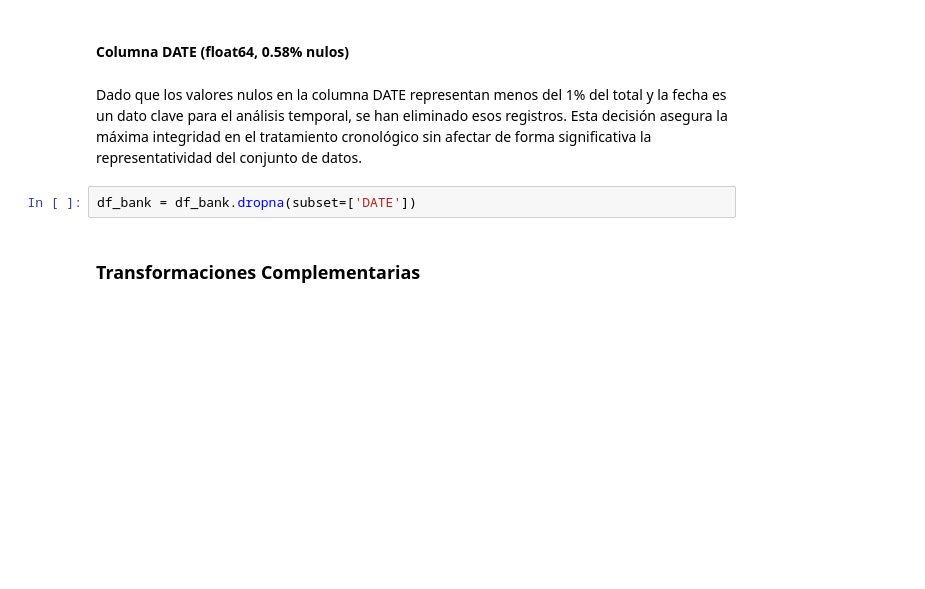
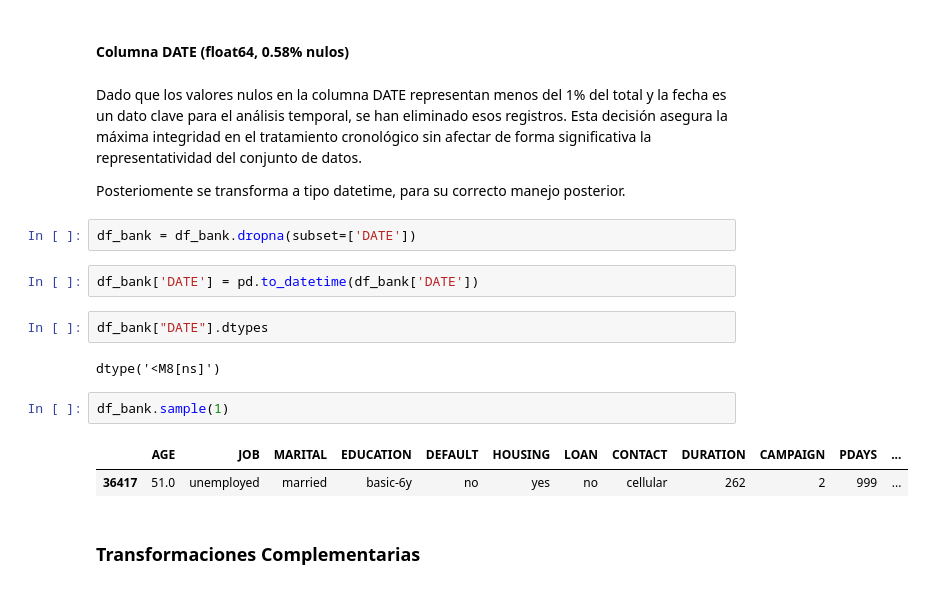
Before and after one commit to PalomaDA/DataProyect_EDA_Python, a Jupyter notebook: 02-limpieza.ipynb, the cells around one changed output. Drawn from its saved outputs; the diff is of its cells as text; blank space fills up the shorter version.

```diff
--- a/02-limpieza.ipynb
+++ b/02-limpieza.ipynb
@@ -212,8 +213,21 @@ En el caso de la variable CONSPRICEIDX (índice de precios al consumidor), los v
 #### Columna DATE (float64,  0.58% nulos)
 # %% [markdown]
 Dado que los valores nulos en la columna DATE representan menos del 1% del total y la fecha es un dato clave para el análisis temporal, se han eliminado esos registros. Esta decisión asegura la máxima integridad en el tratamiento cronológico sin afectar de forma significativa la representatividad del conjunto de datos.
+
+Posteriomente se transforma a tipo datetime, para su correcto manejo posterior.
 # %%
 df_bank = df_bank.dropna(subset=['DATE'])
+# %%
+df_bank['DATE'] = pd.to_datetime(df_bank['DATE'])
+# %%
+df_bank["DATE"].dtypes
+# %% [output]
+dtype('<M8[ns]')
+# %%
+df_bank.sample(1)
+# %% [output]
+|  | AGE | JOB | MARITAL | EDUCATION | DEFAULT | HOUSING | LOAN | CONTACT | DURATION | CAMPAIGN | PDAYS | ... |
+| 36417 | 51.0 | unemployed | married | basic-6y | no | yes | no | cellular | 262 | 2 | 999 | ... |
 # %% [markdown]
 ### Transformaciones Complementarias
 # %% [markdown]
```
Also changed, not shown: parts of 8 cells of this notebook, 3 other files.
